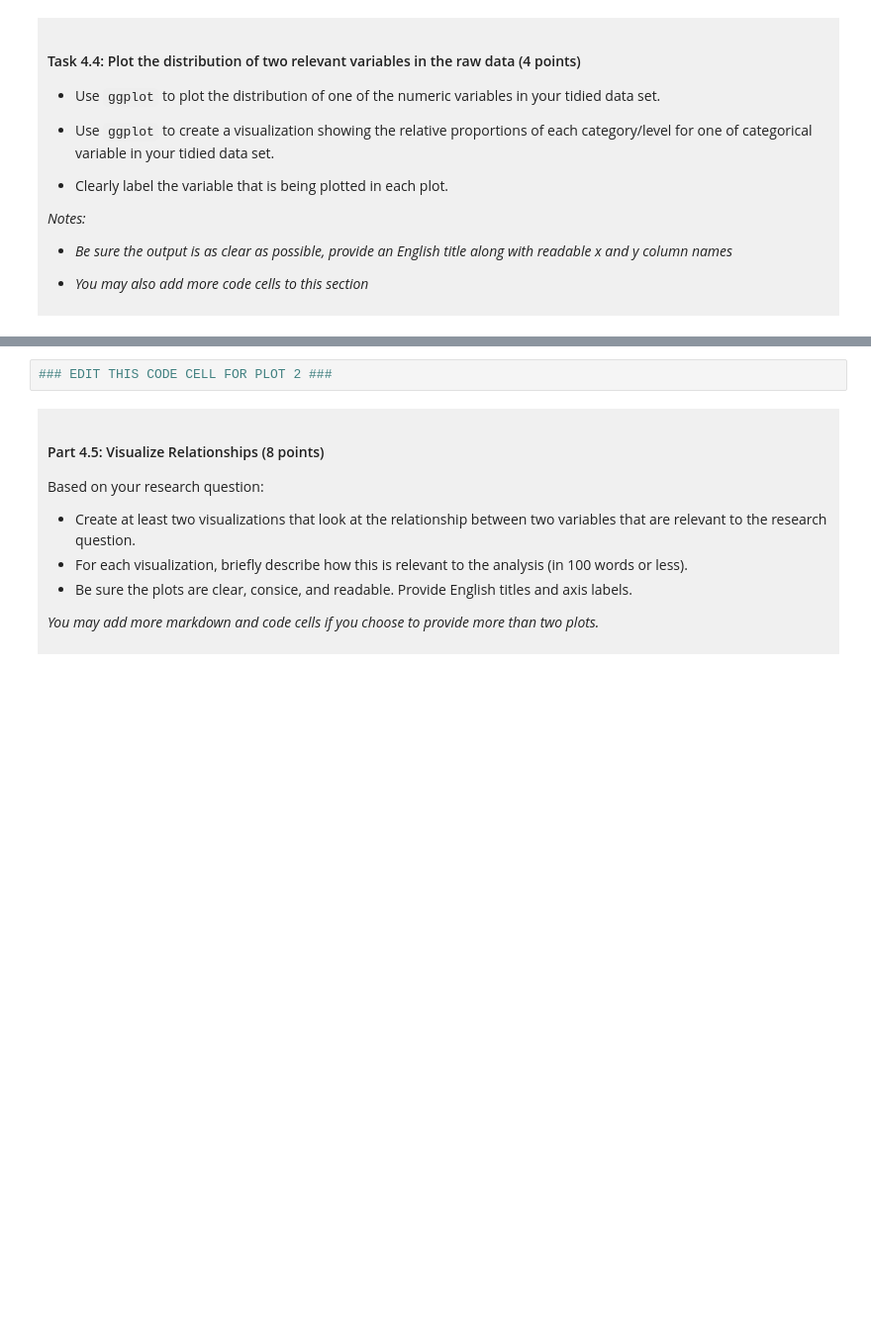
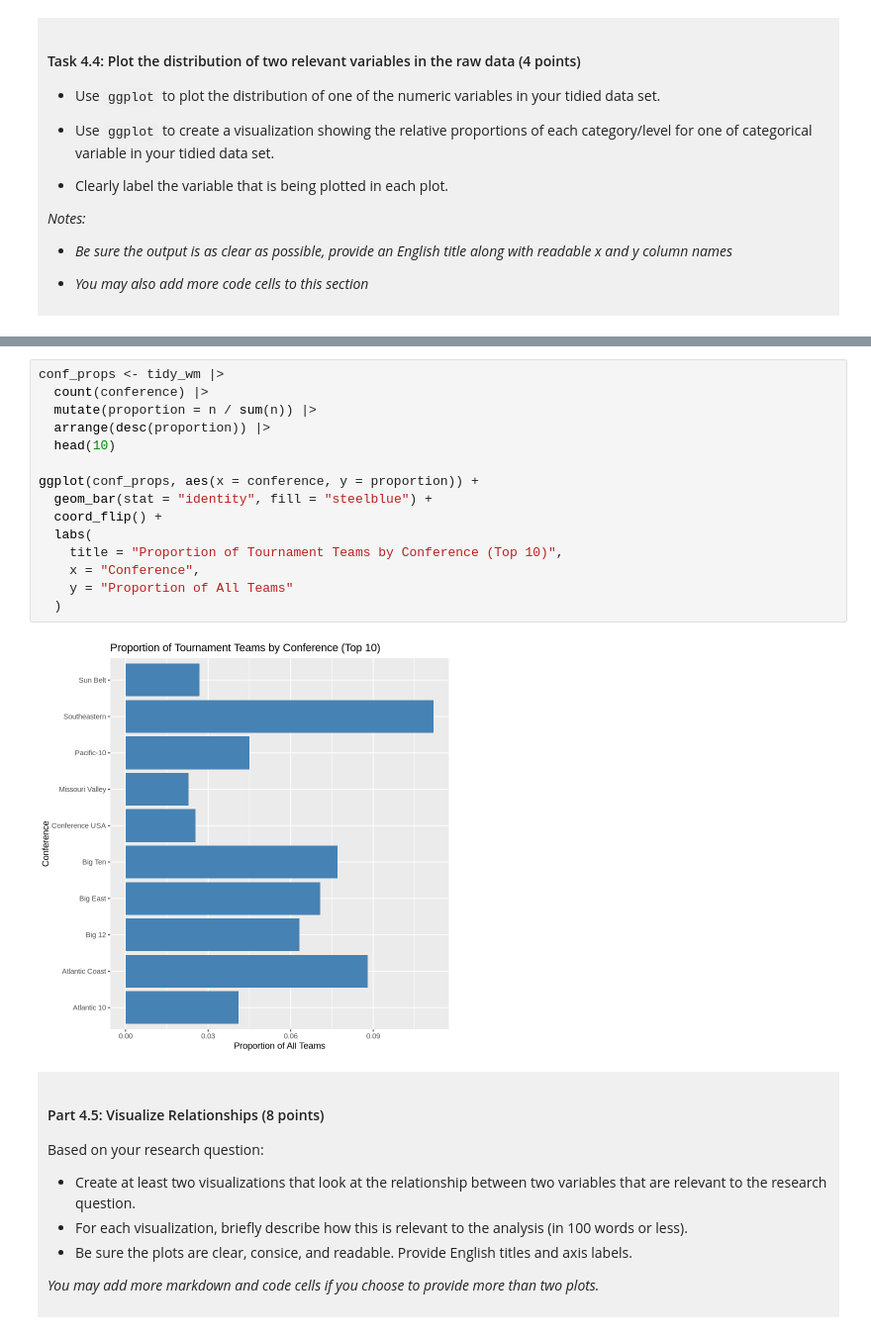
Before and after one commit to aaronchen732-star/dsci-100-aaron-chen, a Jupyter notebook: dsci-100-project-notebook.ipynb, the cells around one changed output, grey strips where cells are left out. Shown at 99% size. Saved outputs shown, nothing was run; the diff lists cells and outputs as text; blank space fills up the shorter version.

```diff
--- a/dsci-100-project-notebook.ipynb
+++ b/dsci-100-project-notebook.ipynb
@@ -301,5 +373,20 @@ You will refine your research question (if needed) and produce a tidy data set.
 # %%
-### EDIT THIS CODE CELL FOR PLOT 2 ###
+conf_props <- tidy_wm |>
+  count(conference) |>
+  mutate(proportion = n / sum(n)) |>
+  arrange(desc(proportion)) |>
+  head(10)
+
+ggplot(conf_props, aes(x = conference, y = proportion)) +
+  geom_bar(stat = "identity", fill = "steelblue") +
+  coord_flip() +
+  labs(
+    title = "Proportion of Tournament Teams by Conference (Top 10)",
+    x = "Conference",
+    y = "Proportion of All Teams"
+  )
+# %% [output]
+[figure, added]
 # %% [markdown]
 <div style="background-color: #f0f0f0; padding: 10px;">
 
```
Also changed, not shown: parts of 12 cells of this notebook.
